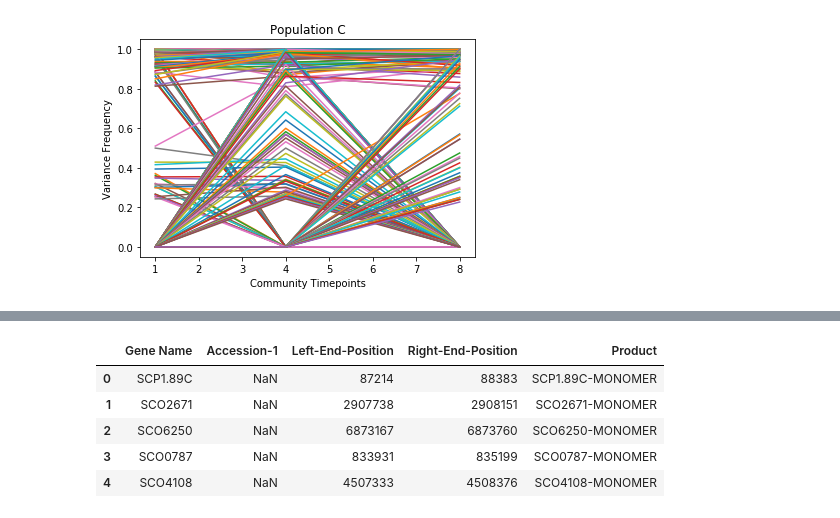
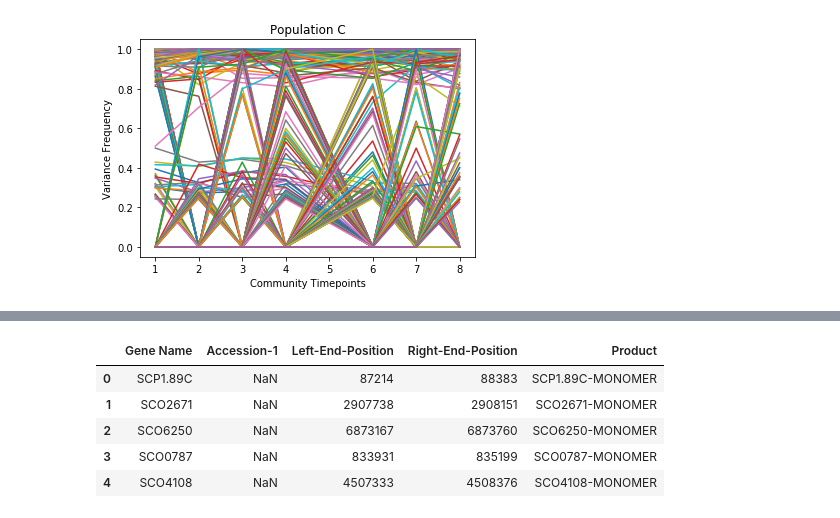
Before and after one commit to bearnomore/Evolution-genomics, a Jupyter notebook: Community_variance_analysis_across_time_points.ipynb, the cells around one changed output, grey strips where cells are left out. Cells and saved outputs as stored; diff of their text form; code cells hidden in the pictures.

```diff
--- a/Community_variance_analysis_across_time_points.ipynb
+++ b/Community_variance_analysis_across_time_points.ipynb
@@ -8,8 +8,9 @@ from sklearn.decomposition import PCA
 from sklearn import preprocessing
 # %%
 file_path = "G:\\Dropbox (Vetsigian lab)\\Vetsigian lab Team Folder\\Ye\\Genomics\\Coomunity mutants\\"
-folders = ['CMT1', 'CMT4', 'CMT8']
-pop_labels = ['A', 'B', 'C', 'D', 'E', 'F', 'G', 'H']
+folders = ['CMT1', 'CMT2', 'CMT3', 'CMT4','CMT6', 'CMT7', 'CMT8']
+# pop_labels = ['A', 'B', 'C', 'D', 'E', 'F', 'G', 'H']
+pop_labels = ['C']
 select_col_names = ['Name', 'Minimum', 'Maximum','Sequence','locus_tag', 'Protein Effect',  'note']
 def import_vcfs(file_path, folders, pop_labels, select_col_names):
     '''
@@ -292,6 +318,7 @@ After correction, there are 0 reversed SNPs locations in vcfs_C
 # %%
 # 4. Check the dynamics of the Variance frequency in each population across timepoints
-CMT_cols = ['CMT1 VQ', 'CMT4 VQ', 'CMT8 VQ']
+CMT_cols = ['CMT1 VQ', 'CMT2 VQ', 'CMT3 VQ','CMT4 VQ', 'CMT6 VQ', 'CMT7 VQ', 'CMT8 VQ']
 time_points =  list(map(lambda x: int(x[3]), CMT_cols))
 plot_variance_abundance_along_timepoints(vcfs_C_, time_points, CMT_cols, 'C')
+vcfs_C_.head(5)
 # %% [output]
@@ -298,3 +331,3 @@ plot_variance_abundance_along_timepoints(vcfs_C_, time_points, CMT_cols, 'C')
-[figure, old version]
+[figure, new version]
 # %%
 # 5. Find the variances of three categories in the indicated population
```
Also changed, not shown: parts of 16 cells of this notebook, 1 other file.
